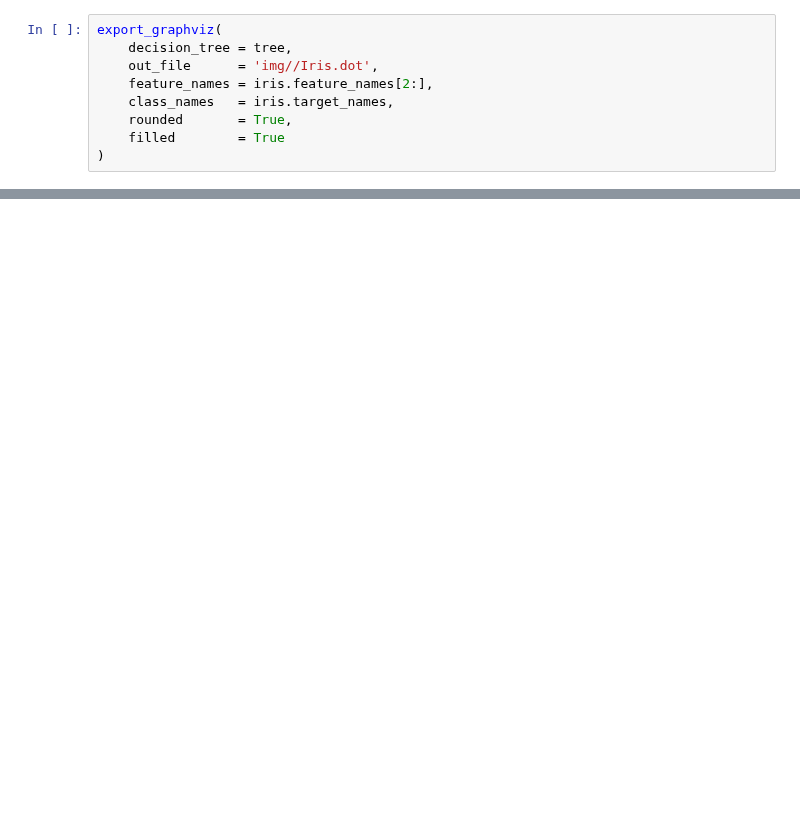
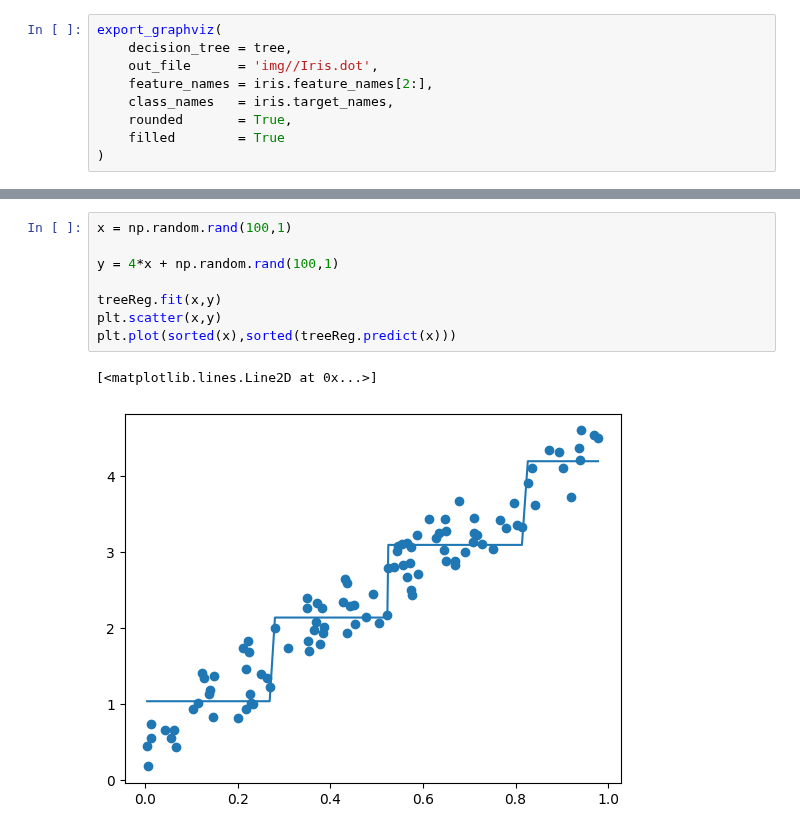
Before and after one commit to kaladabrio2020/livro-aprendizado-de-maquina-sklearn-keras-tf, a Jupyter notebook: Parte I..: Os Conceitos Básicos de Aprendizado de Máquina/Capítulo 6 - Árvore de Decisão/treinando.ipynb, the cells around one changed output, grey strips where cells are left out. Cells and saved outputs as stored; diff of their text form; blank space fills up the shorter version.

```diff
--- a/Parte I..: Os Conceitos Básicos de Aprendizado de Máquina/Capítulo 6 - Árvore de Decisão/treinando.ipynb
+++ b/Parte I..: Os Conceitos Básicos de Aprendizado de Máquina/Capítulo 6 - Árvore de Decisão/treinando.ipynb
@@ -59,0 +115,11 @@ array([1])
+# %%
+x = np.random.rand(100,1)
+
+y = 4*x + np.random.rand(100,1)
+
+treeReg.fit(x,y)
+plt.scatter(x,y)
+plt.plot(sorted(x),sorted(treeReg.predict(x)))
+# %% [output]
+[<matplotlib.lines.Line2D at 0x...>]
+[figure, added]
```
Also changed, not shown: parts of 16 cells of this notebook, 5 other files.
